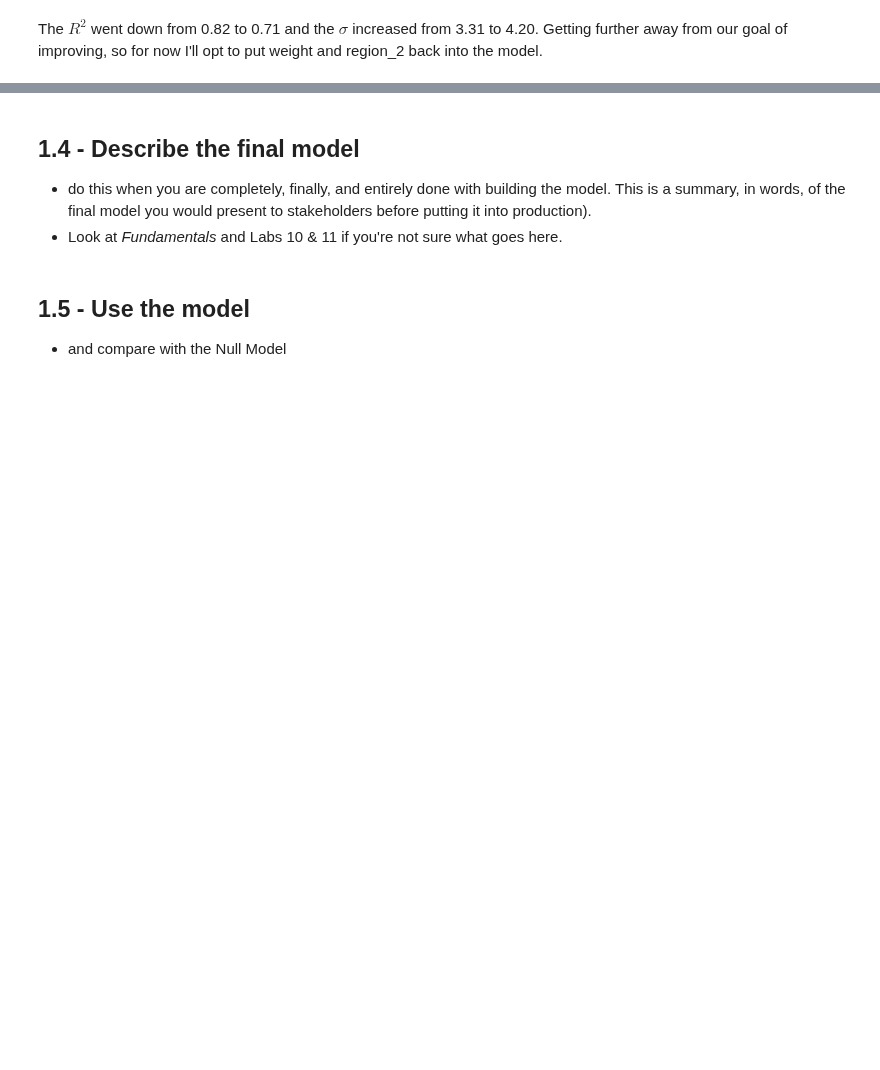
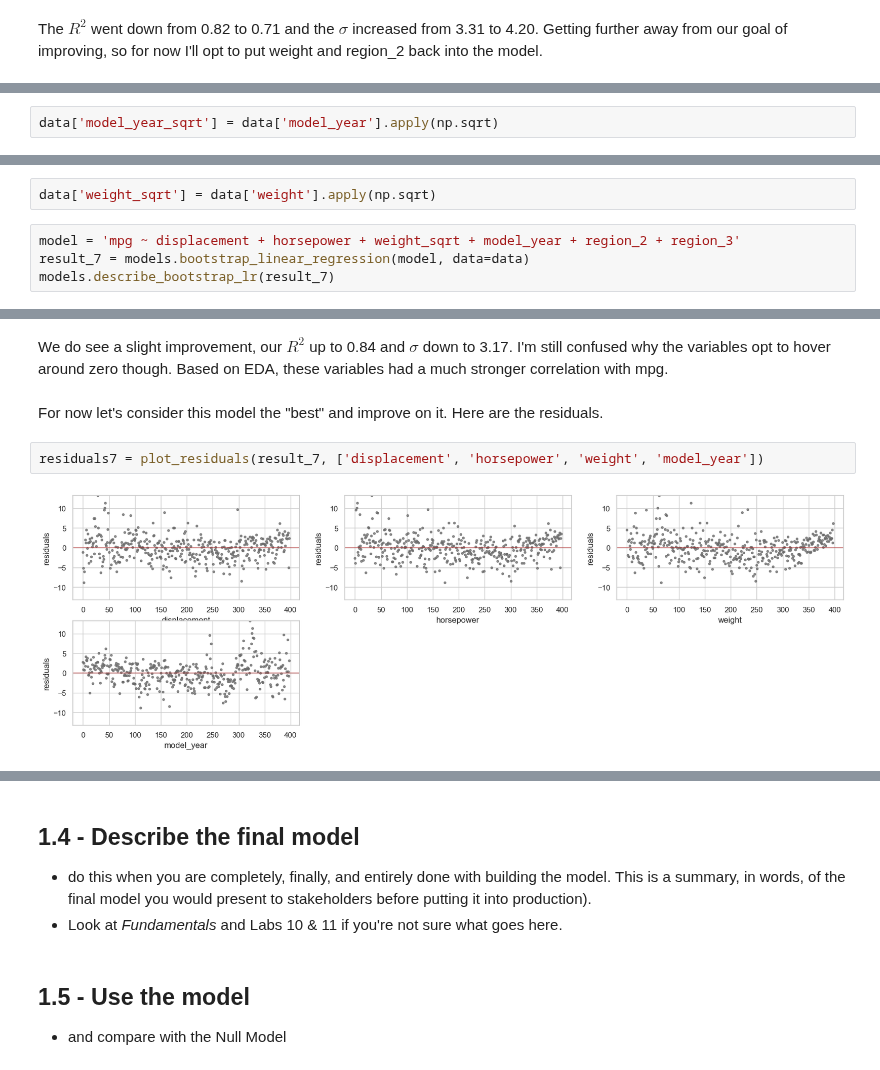
Before and after one commit to ansaridan/jhu-data-engineering-team-5, a Jupyter notebook: Problem_Set_5_2/Jhirsc21.ipynb, the cells around one changed output, grey strips where cells are left out. Saved outputs shown, nothing was run; the diff lists cells and outputs as text; blank space fills up the shorter version.

```diff
--- a/Problem_Set_5_2/Jhirsc21.ipynb
+++ b/Problem_Set_5_2/Jhirsc21.ipynb
@@ -560,0 +619,2 @@ HORSEPOWER ANDACCELEERT
+# %%
+data['model_year_sqrt'] = data['model_year'].apply(np.sqrt)
@@ -560,0 +642,6 @@ HORSEPOWER ANDACCELEERT
+# %%
+data['weight_sqrt'] = data['weight'].apply(np.sqrt)
+# %%
+model = 'mpg ~ displacement + horsepower + weight_sqrt + model_year + region_2 + region_3'
+result_7 = models.bootstrap_linear_regression(model, data=data)
+models.describe_bootstrap_lr(result_7)
@@ -560,0 +663,8 @@ HORSEPOWER ANDACCELEERT
+# %% [markdown]
+We do see a slight improvement, our $R^2$ up to 0.84 and $\sigma$ down to 3.17. I'm still confused why the variables opt to hover around zero though. Based on EDA, these variables had a much stronger correlation with mpg.
+# %% [markdown]
+For now let's consider this model the "best" and improve on it. Here are the residuals.
+# %%
+residuals7 = plot_residuals(result_7, ['displacement', 'horsepower', 'weight', 'model_year'])
+# %% [output]
+[figure, added]
```
Also changed, not shown: parts of 37 cells of this notebook.
